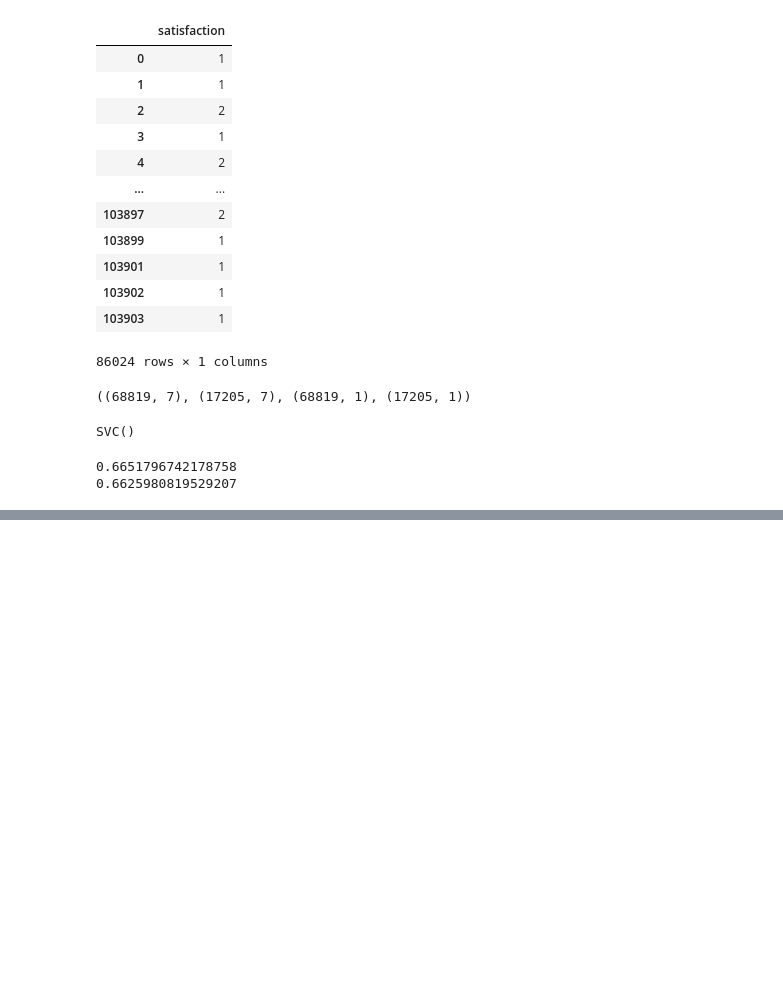
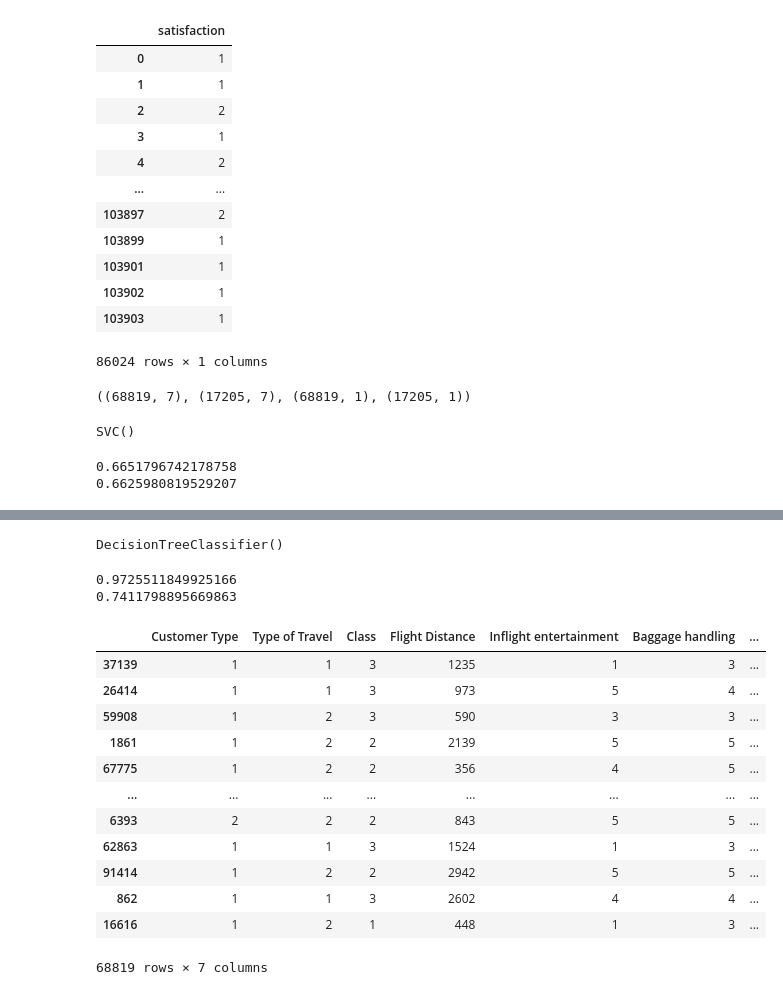
Before and after one commit to Ritika-Gauttam/Customer_Satisfaction_Prediction_Project, a Jupyter notebook: cust_satisfaction_prediction.ipynb, the cells around one changed output, grey strips where cells are left out. Drawn from its saved outputs; the diff is of its cells as text; code cells hidden in the pictures; blank space fills up the shorter version.

```diff
--- a/cust_satisfaction_prediction.ipynb
+++ b/cust_satisfaction_prediction.ipynb
@@ -525,3 +525,6 @@ print(sv.score(x_test , y_test))
 # %% [output]
 0.6651796742178758
 0.6625980819529207
+# %%
+from sklearn.tree import DecisionTreeClassifier , DecisionTreeRegressor
+dtc = DecisionTreeClassifier()
@@ -527,0 +547,26 @@ print(sv.score(x_test , y_test))
+# %%
+dtc.fit(x_train, y_train)
+# %% [output]
+DecisionTreeClassifier()
+# %%
+print(dtc.score(x_train ,y_train))
+print(dtc.score(x_test , y_test))
+# %% [output]
+0.9725511849925166
+0.7411798895669863
+# %%
+x_train
+# %% [output]
+|  | Customer Type | Type of Travel | Class | Flight Distance | Inflight entertainment | Baggage handling | ... |
+| 37139 | 1 | 1 | 3 | 1235 | 1 | 3 | ... |
+| 26414 | 1 | 1 | 3 | 973 | 5 | 4 | ... |
+| 59908 | 1 | 2 | 3 | 590 | 3 | 3 | ... |
+| 1861 | 1 | 2 | 2 | 2139 | 5 | 5 | ... |
+| 67775 | 1 | 2 | 2 | 356 | 4 | 5 | ... |
+| ... | ... | ... | ... | ... | ... | ... | ... |
+| 6393 | 2 | 2 | 2 | 843 | 5 | 5 | ... |
+| 62863 | 1 | 1 | 3 | 1524 | 1 | 3 | ... |
+| 91414 | 1 | 2 | 2 | 2942 | 5 | 5 | ... |
+| 862 | 1 | 1 | 3 | 2602 | 4 | 4 | ... |
+| 16616 | 1 | 2 | 1 | 448 | 1 | 3 | ... |
+68819 rows × 7 columns
```
Also changed, not shown: parts of 9 cells of this notebook.
